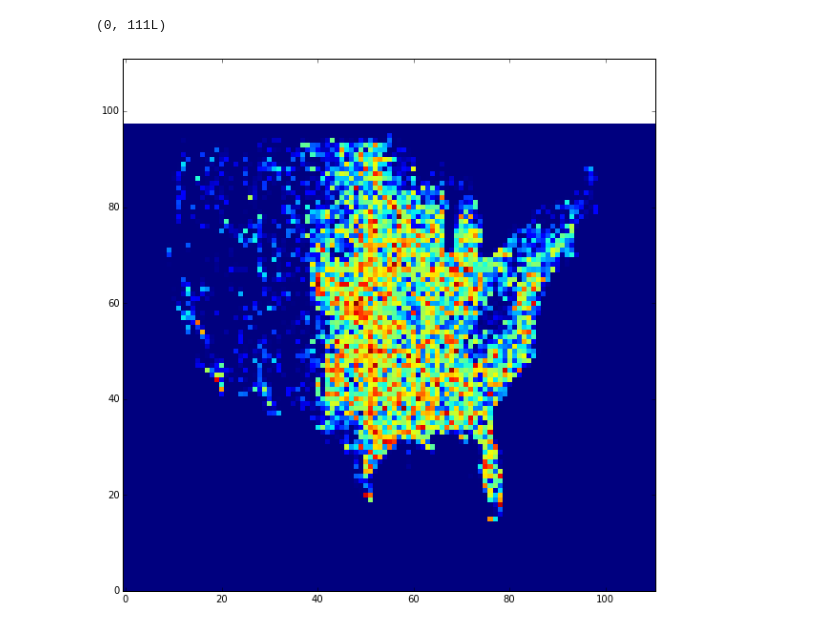
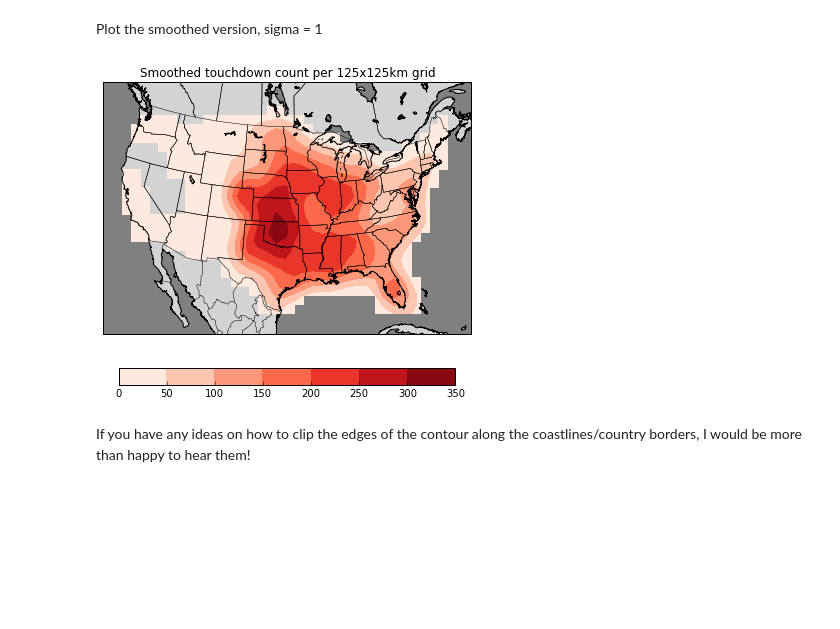
Before and after one commit to ahaberlie/ahaberlie.github.io_old, a Jupyter notebook: tornado_touchdown_density.ipynb, the cells around one changed output. Saved outputs shown, nothing was run; the diff lists cells and outputs as text; code cells hidden in the pictures; blank space fills up the shorter version.

```diff
--- a/tornado_touchdown_density.ipynb
+++ b/tornado_touchdown_density.ipynb
@@ -72,0 +120,7 @@ zz_smooth[zz_smooth<20] = None
+# %%
+grid_smooth = gfilt(grid,sigma=1)
+
+plt.title("Smoothed counts per " + str(xres) + "x" + str(yres) + "km grids")
+plt.imshow(grid_smooth,interpolation='None')
+plt.colorbar(shrink=.4,pad=.1,orientation='horizontal')
+plt.ylim(0,numYGrids)
@@ -101,6 +177,19 @@ m.fillcontinents(color='lightgray',lake_color='gray')
-# %%
-plt.imshow(zz,interpolation='None')
-plt.ylim(0,zz.shape[1])
-# %% [output]
-(0, 111L)
-[figure, removed]
+# %% [markdown]
+Plot the smoothed version, sigma = 1
+# %%
+plt.subplot(2,1,2)
+grid_smooth[grid_smooth<5] = None
+plt.contourf(xi,yi,grid_smooth,cmap=plt.cm.get_cmap('Reds'),zorder=2)
+plt.colorbar(shrink=.4,pad=.1,orientation='horizontal')
+m.drawcoastlines()
+m.drawstates()
+m.drawcountries()
+m.drawmapboundary(fill_color='gray')
+m.fillcontinents(color='lightgray',lake_color='gray')
+plt.title("Smoothed touchdown count per " + str(xres) + "x" + str(yres) + "km grid")
+
+plt.tight_layout()
+# %% [output]
+[figure, added]
+# %% [markdown]
+If you have any ideas on how to clip the edges of the contour along the coastlines/country borders, I would be more than happy to hear them!
```
Also changed, not shown: parts of 33 cells of this notebook.
